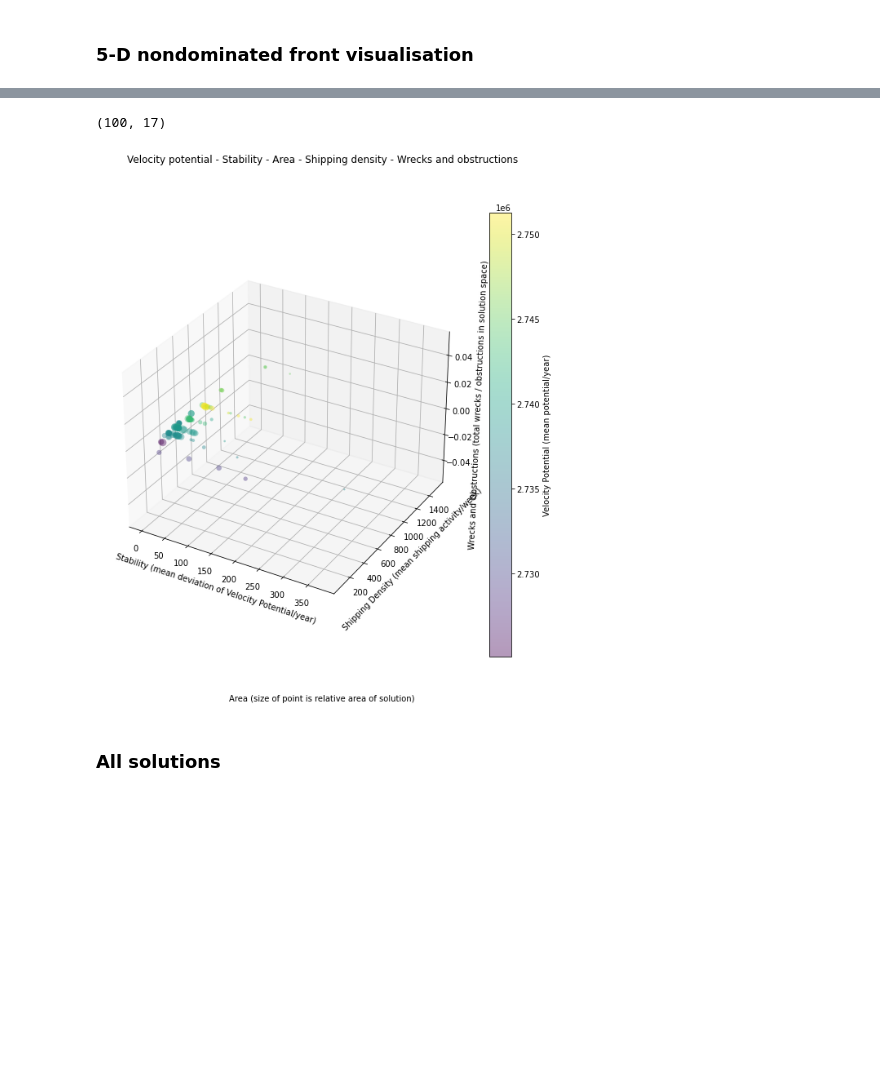
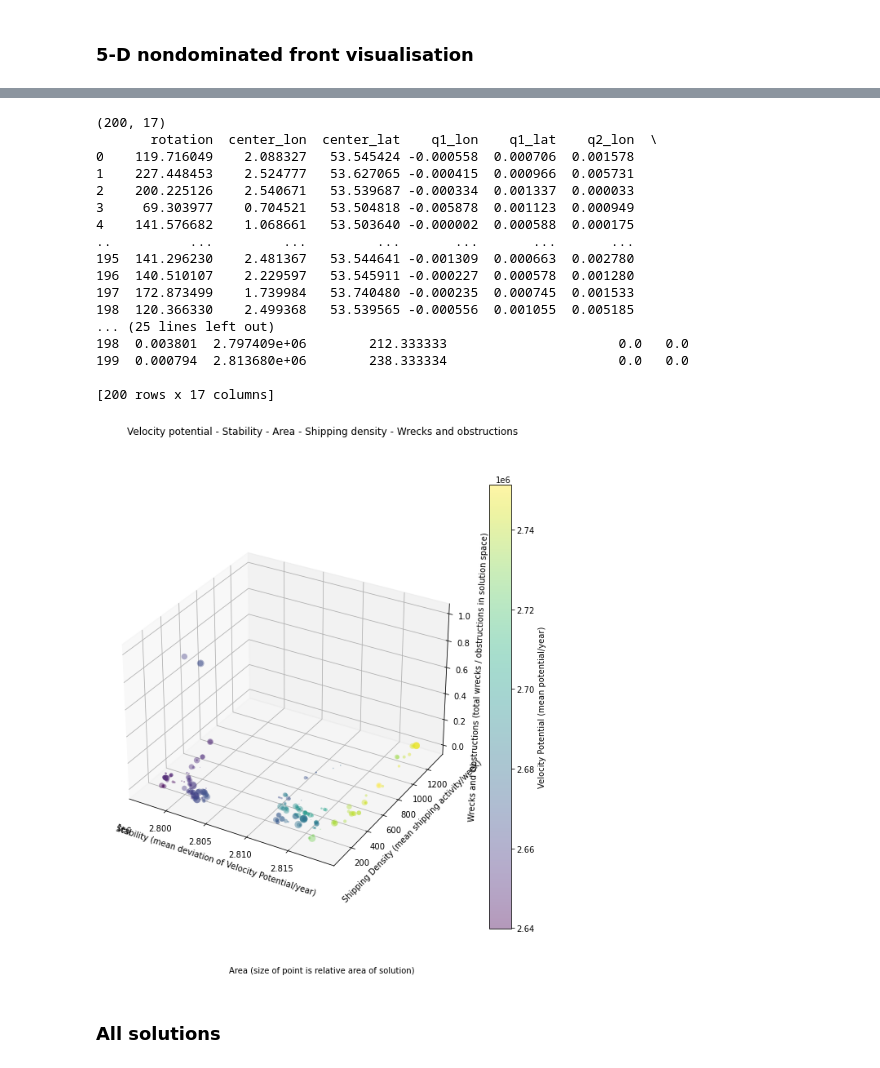
Before and after one commit to Cutwell/plymouth-university-proj518, a Jupyter notebook: platypus.ipynb, the cells around one changed output, grey strips where cells are left out. Drawn from its saved outputs; the diff is of its cells as text; code cells hidden in the pictures; blank space fills up the shorter version.

```diff
--- a/platypus.ipynb
+++ b/platypus.ipynb
@@ -347,10 +350,8 @@ problem = OWF(
     shipping_density=shipping_density,
 )
 # %%
-# run the optimisation using multiprocessing
-with MultiprocessingMapEvaluator(num_cores=1) as evaluator:
-    algorithm = NSGAII(problem, population_size=100, variator=GAOperator(CustomSBX(), PM()), evaluator=evaluator)
-    algorithm.run(5000)
+algorithm = NSGAII(problem, population_size=200, variator=GAOperator(CustomSBX(), PM()))
+algorithm.run(10000)
 # %%
 # get feasible and nondominated solutions
 feasible_solutions = [s for s in algorithm.result if s.feasible]
@@ -361,7 +362,6 @@ nondominated_sort(feasible_solutions)   # rank feasible solutions
 # convert results to pandas dataframe
 results = pd.DataFrame(
     columns=[
-        "Rank",
         "rotation",
         "center_lon",
         "center_lat",
@@ -378,12 +378,13 @@ results = pd.DataFrame(
         "Stability",
         "Shipping Density",
         "Wrecks and Obstructions",
+        "Rank",
     ]
 )
 
 # read nondominated solutions into dataframe
 for i, solution in enumerate(feasible_solutions):
-    results.loc[i] = [solution.rank, *solution.variables[:], *solution.objectives]
+    results.loc[i] = [*solution.variables[:], *solution.objectives, solution.rank]
 
 print(f"Ranks: {len(set(results['Rank']))}, Nondominated: {len(results.loc[results['Rank'] == 0])}")
 # %% [output]
@@ -393,0 +431,28 @@ Ranks: 1, Nondominated: 100
+# %%
+def multidimensional5(r):
+    # Visualizing 5-D mix data using bubble charts
+    # leveraging the concepts of hue, size and depth
+    fig = plt.figure(figsize=(10, 10))
+    ax = fig.add_subplot(111, projection='3d')
+
+    t = fig.suptitle('Velocity potential - Stability - Area - Shipping density - Wrecks and obstructions')
+
+    # calculate min and max values for Area
+    rmin, rmax = r['Area'].min(), r['Area'].max()
+    # calculate step size for Area, catch 0 size diff by scaling by 1
+    rdiff = rmax - rmin if rmax > rmin else 1
+    sizing = ((r['Area'] - rmin) / rdiff) * 100  # calculate size as a percentage of max size, then scale to become a useful size in the plot
+
+    colormap = ax.scatter(r['Stability'], r['Shipping Density'], r['Wrecks and Obstructions'], alpha=0.4, c=r['Velocity Potential'], cmap='viridis', edgecolors='none', s=sizing)
+
+    ax.set_xlabel('Stability (mean deviation of Velocity Potential/year)')
+    ax.set_ylabel('Shipping Density (mean shipping activity/week)')
+    ax.set_zlabel('Wrecks and Obstructions (total wrecks / obstructions in solution space)')
+
+    fig.text(.5, .05, 'Area (size of point is relative area of solution)', ha='center')
+
+    # add a legend indicating the depth of each point
+    cbar = fig.colorbar(colormap, ax=ax)
+    cbar.set_label('Velocity Potential (mean potential/year)')
+
+    plt.show()
@@ -426,10 +501,28 @@ def multidimensional(r):
 # %%
-r = results[results['Rank'] == 0]
+r = results[results['Rank'] == 0.0]
 print(r.shape)
 
-multidimensional(r)
+print(r)
+
+multidimensional5(r)
 # %% [output]
-(100, 17)
+(200, 17)
+       rotation  center_lon  center_lat    q1_lon    q1_lat    q2_lon  \
+0    119.716049    2.088327   53.545424 -0.000558  0.000706  0.001578
+1    227.448453    2.524777   53.627065 -0.000415  0.000966  0.005731
+2    200.225126    2.540671   53.539687 -0.000334  0.001337  0.000033
+3     69.303977    0.704521   53.504818 -0.005878  0.001123  0.000949
+4    141.576682    1.068661   53.503640 -0.000002  0.000588  0.000175
+..          ...         ...         ...       ...       ...       ...
+195  141.296230    2.481367   53.544641 -0.001309  0.000663  0.002780
+196  140.510107    2.229597   53.545911 -0.000227  0.000578  0.001280
+197  172.873499    1.739984   53.740480 -0.000235  0.000745  0.001533
+198  120.366330    2.499368   53.539565 -0.000556  0.001055  0.005185
+... (25 lines left out)
+198  0.003801  2.797409e+06        212.333333                      0.0   0.0
+199  0.000794  2.813680e+06        238.333334                      0.0   0.0
+
+[200 rows x 17 columns]
-[figure, old version]
+[figure, new version]
 # %% [markdown]
 ### All solutions
```
Also changed, not shown: parts of 32 cells of this notebook, 59 other files.
